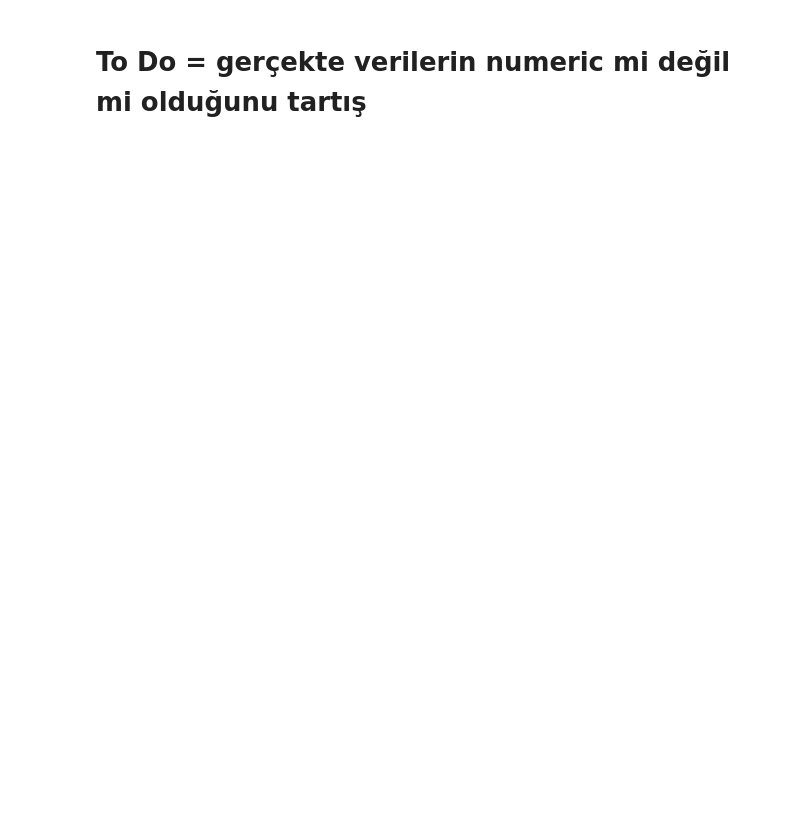
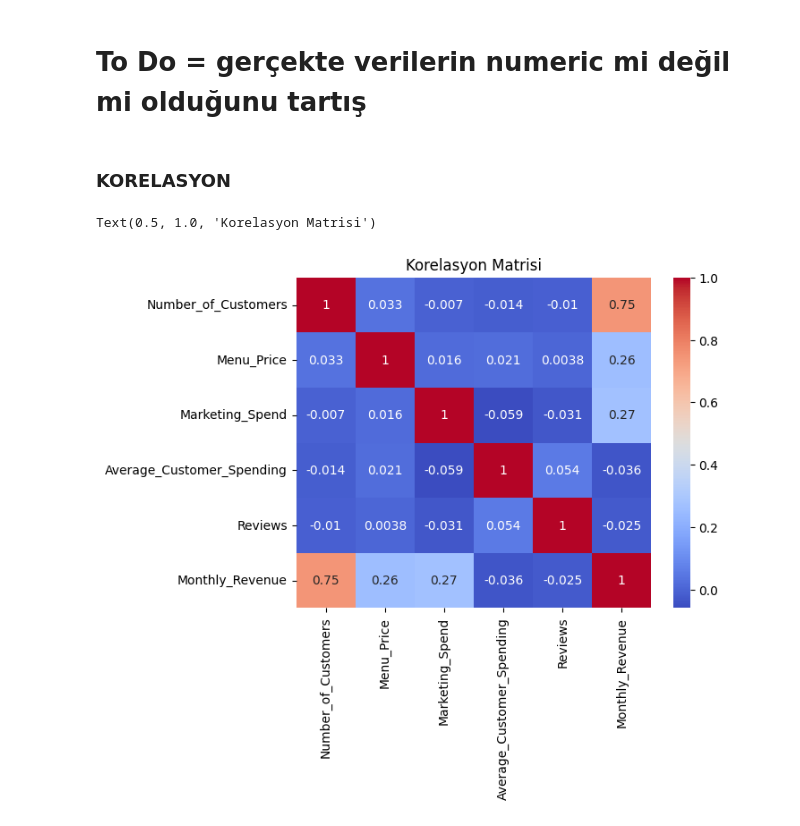
Before and after one commit to ecetkr/patika-ekip7, a Jupyter notebook: deneme.ipynb, the cells around one changed output. Drawn from its saved outputs; the diff is of its cells as text; code cells hidden in the pictures; blank space fills up the shorter version.

```diff
--- a/deneme.ipynb
+++ b/deneme.ipynb
@@ -140,2 +240,32 @@ for column in data.columns:
 # %% [markdown]
 #### Sürekli ve Kategorik değişkenlerin temizlenmesi
+# %%
+# Kategorik ve Sayısal Değişkenlerin Belirlenmesi
+
+def grab_col_names(dataframe, cat_th=10, car_th=20):
+    cat_cols = [col for col in dataframe.columns if dataframe[col].dtypes == "O"]
+
+    num_but_cat = [col for col in dataframe.columns if dataframe[col].nunique() < cat_th and
+                   dataframe[col].dtypes != "O"]
+
+    cat_but_car = [col for col in dataframe.columns if dataframe[col].nunique() > car_th and
+                   dataframe[col].dtypes == "O"]
+
+    cat_cols = cat_cols + num_but_cat
+
+    cat_cols = [col for col in cat_cols if col not in cat_but_car]
+
+    num_cols = [col for col in dataframe.columns if dataframe[col].dtypes != "O"]
+
+    num_cols = [col for col in num_cols if col not in num_but_cat]
+
+    print(f"Observations: {dataframe.shape[0]}")
+    print(f"Variables: {dataframe.shape[1]}")
+    print(f'cat_cols: {len(cat_cols)}')
+    print(f'num_cols: {len(num_cols)}')
+    print(f'cat_but_car: {len(cat_but_car)}')
+    print(f'num_but_cat: {len(num_but_cat)}')
+
+    return cat_cols, num_cols, cat_but_car
+# %%
+cat_cols, num_cols, cat_but_car = grab_col_names(data)
@@ -158,2 +304,12 @@ for column, data_type in column_data_types.items():
 # %% [markdown]
 # To Do = gerçekte verilerin numeric mi değil mi olduğunu tartış
+# %% [markdown]
+### KORELASYON
+# %%
+#cat_cols, num_cols, cat_but_car
+korelasyon= data[num_cols].corr()
+sns.heatmap(korelasyon, annot=True, cmap='coolwarm')
+plt.title("Korelasyon Matrisi")
+# %% [output]
+Text(0.5, 1.0, 'Korelasyon Matrisi')
+[figure, added]
```
Also changed, not shown: parts of 9 cells of this notebook.
